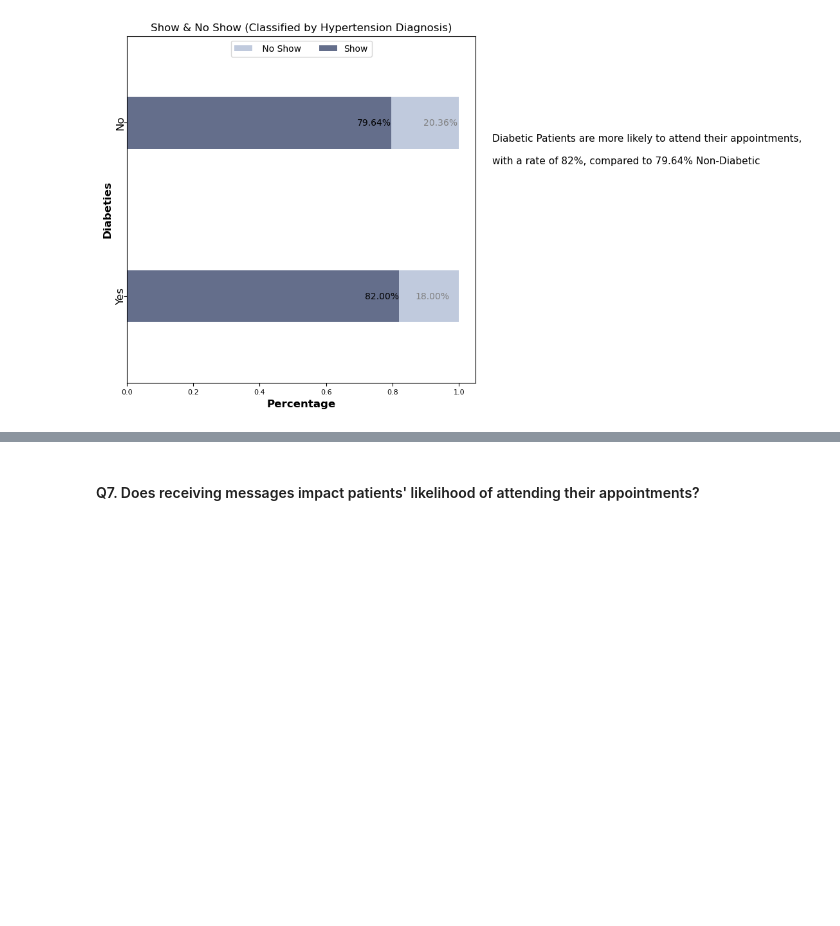
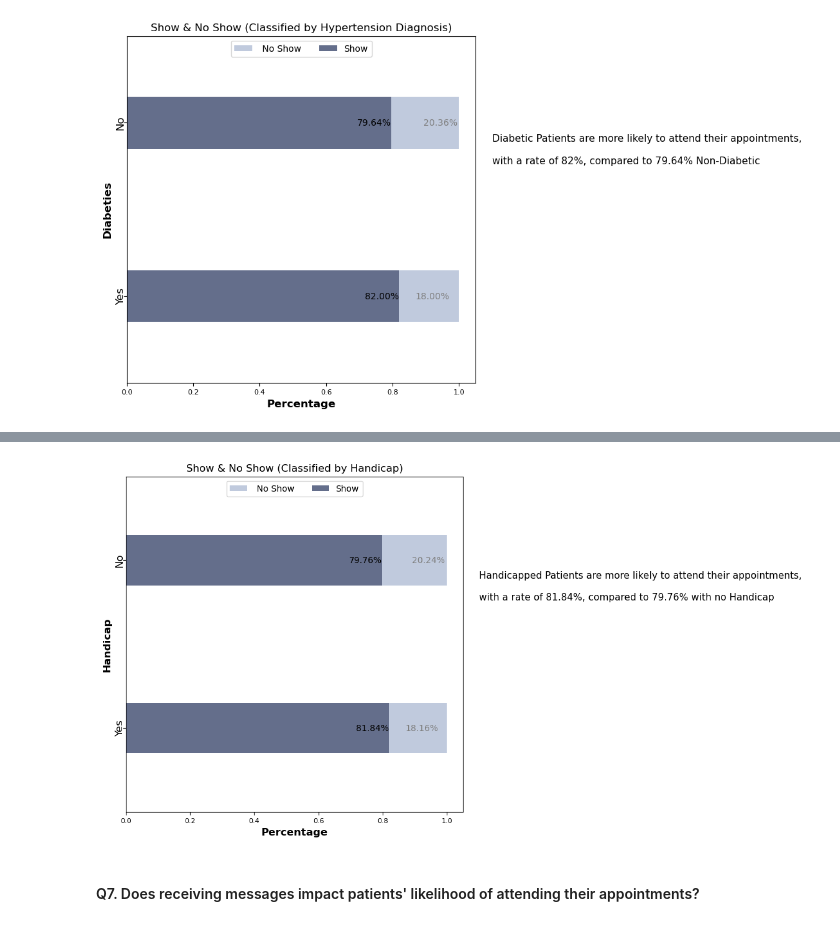
Before and after one commit to hend-a-ghafour/No-Show-Appointments, a Jupyter notebook: no_show_appointments.ipynb, the cells around one changed output, grey strips where cells are left out. Saved outputs shown, nothing was run; the diff lists cells and outputs as text; code cells hidden in the pictures; blank space fills up the shorter version.

```diff
--- a/no_show_appointments.ipynb
+++ b/no_show_appointments.ipynb
@@ -1541,3 +1537,36 @@ plt.show();
+# %%
+# 4 - Handicap (HCP):
+appoint_count_p=df.groupby('hcp').appoint_id.count().reset_index().rename(columns={'appoint_id':'num_appointments'})
+appoint_count_p['pct']=appoint_count_p.num_appointments/appoint_count_p.num_appointments
+
+appoint_show_p= df.query('no_show == "No"').groupby('hcp').appoint_id.count().reset_index().rename(columns={'appoint_id':'num_appointments'})
+appoint_show_p['pct']=appoint_show_p.num_appointments/appoint_count_p.num_appointments
+
+note = '''
+Handicapped Patients are more likely to attend their appointments,\n
+with a rate of 81.84%, compared to 79.76% with no Handicap'''
+
+plt.subplots(figsize = (7,7))
+
+sns.barplot(x=appoint_count_p.pct,y=['No','Yes'] ,color='#bbc8e2',label=" No Show",width=.3)
+sns.barplot(x=appoint_show_p.pct,y=['No','Yes'],color = "#5e6b91", label= "Show",width=.3)
+
+for i, v in enumerate(appoint_count_p.pct-appoint_show_p.pct):
+  plt.text(v+.74,i, f"{v:.2%}", ha='center', va='center',fontsize=10,color="#808080")
+
+for i, v in enumerate(appoint_show_p.pct):
+  plt.text(v,i, f"{v:.2%}", ha='right', va='center',fontsize=10)
+
+plt.xticks(fontsize = 8)
+plt.xlabel('Percentage',fontsize = 12, weight = 'bold')
+plt.yticks(fontsize = 12, rotation = 90, ha='center',va='center')
+plt.ylabel('Handicap',fontsize = 12,weight = 'bold')
+plt.title('Show & No Show (Classified by Handicap)', fontsize =12)
+plt.legend(ncol=2,loc="upper center",fontsize = 10)
+plt.text(1.1,0,note,ha='left',va='top',fontsize = 11, weight = 'normal')
+plt.show();
+# %% [output]
+[figure, added]
 # %% [markdown]
 #### Q7. Does receiving messages impact patients' likelihood of attending their appointments?
 # %%
```
Also changed, not shown: parts of 3 cells of this notebook.
